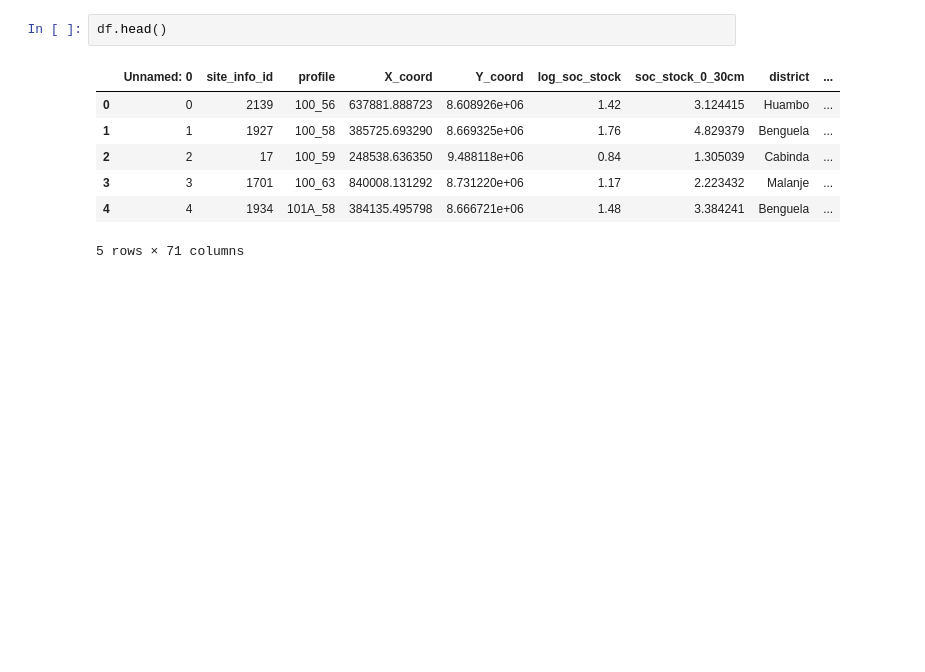
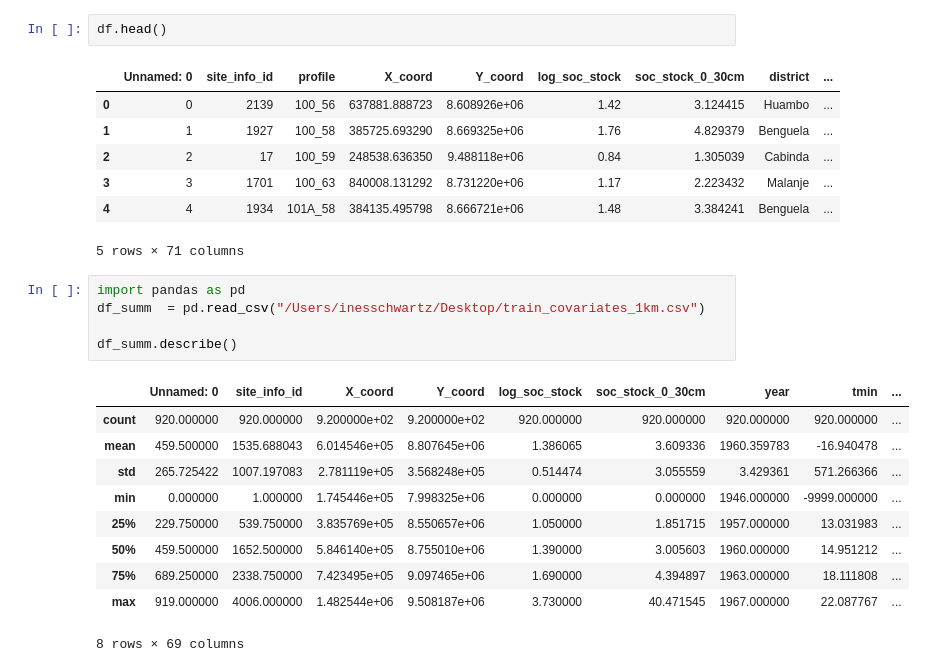
Before and after one commit to inesschwartz/ThesisSoilAngola, a Jupyter notebook: SOC_stock_prep/1_V3_table_prep.ipynb, the cells around one changed output. Saved outputs shown, nothing was run; the diff lists cells and outputs as text; blank space fills up the shorter version.

```diff
--- a/SOC_stock_prep/1_V3_table_prep.ipynb
+++ b/SOC_stock_prep/1_V3_table_prep.ipynb
@@ -343,3 +343,19 @@ df.head()
 | 3 | 3 | 1701 | 100_63 | 840008.131292 | 8.731220e+06 | 1.17 | 2.223432 | Malanje | ... |
 | 4 | 4 | 1934 | 101A_58 | 384135.495798 | 8.666721e+06 | 1.48 | 3.384241 | Benguela | ... |
 5 rows × 71 columns
+# %%
+import pandas as pd
+df_summ  = pd.read_csv("/Users/inesschwartz/Desktop/train_covariates_1km.csv")
+
+df_summ.describe()
+# %% [output]
+|  | Unnamed: 0 | site_info_id | X_coord | Y_coord | log_soc_stock | soc_stock_0_30cm | year | tmin | ... |
+| count | 920.000000 | 920.000000 | 9.200000e+02 | 9.200000e+02 | 920.000000 | 920.000000 | 920.000000 | 920.000000 | ... |
+| mean | 459.500000 | 1535.688043 | 6.014546e+05 | 8.807645e+06 | 1.386065 | 3.609336 | 1960.359783 | -16.940478 | ... |
+| std | 265.725422 | 1007.197083 | 2.781119e+05 | 3.568248e+05 | 0.514474 | 3.055559 | 3.429361 | 571.266366 | ... |
+| min | 0.000000 | 1.000000 | 1.745446e+05 | 7.998325e+06 | 0.000000 | 0.000000 | 1946.000000 | -9999.000000 | ... |
+| 25% | 229.750000 | 539.750000 | 3.835769e+05 | 8.550657e+06 | 1.050000 | 1.851715 | 1957.000000 | 13.031983 | ... |
+| 50% | 459.500000 | 1652.500000 | 5.846140e+05 | 8.755010e+06 | 1.390000 | 3.005603 | 1960.000000 | 14.951212 | ... |
+| 75% | 689.250000 | 2338.750000 | 7.423495e+05 | 9.097465e+06 | 1.690000 | 4.394897 | 1963.000000 | 18.111808 | ... |
+| max | 919.000000 | 4006.000000 | 1.482544e+06 | 9.508187e+06 | 3.730000 | 40.471545 | 1967.000000 | 22.087767 | ... |
+8 rows × 69 columns
```
Also changed, not shown: 7 other files.
